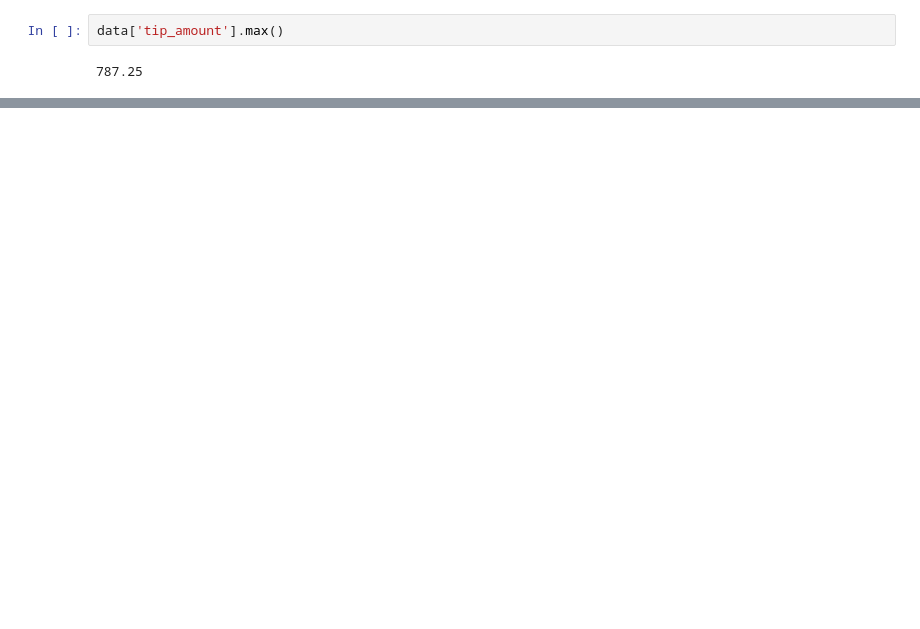
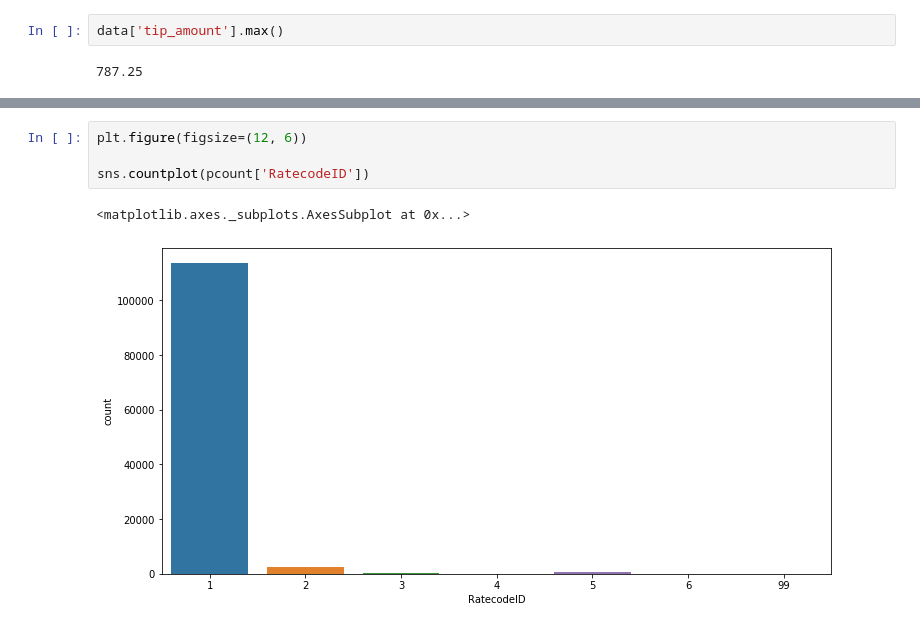
Before and after one commit to geewynn/Machine-Learning-Project, a Jupyter notebook: New York Trip/trip_analysis.ipynb, the cells around one changed output, grey strips where cells are left out. Cells and saved outputs as stored; diff of their text form; blank space fills up the shorter version.

```diff
--- a/New York Trip/trip_analysis.ipynb
+++ b/New York Trip/trip_analysis.ipynb
@@ -367,0 +456,7 @@ data['tip_amount'].max()
+# %%
+plt.figure(figsize=(12, 6))
+
+sns.countplot(pcount['RatecodeID'])
+# %% [output]
+<matplotlib.axes._subplots.AxesSubplot at 0x...>
+[figure, added]
```
Also changed, not shown: parts of 30 cells of this notebook.
